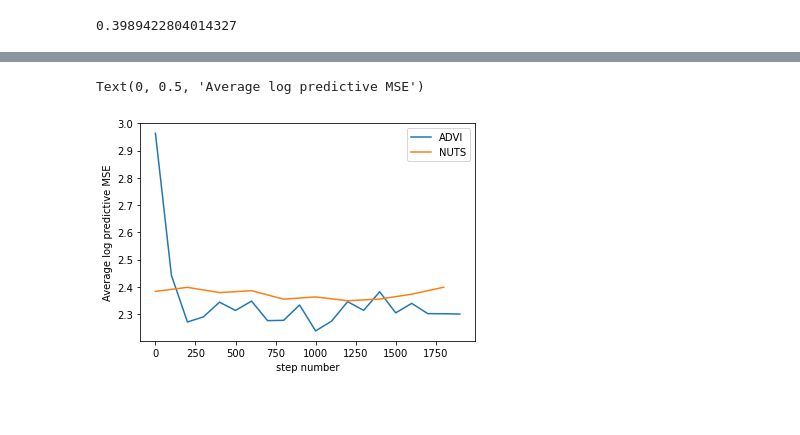
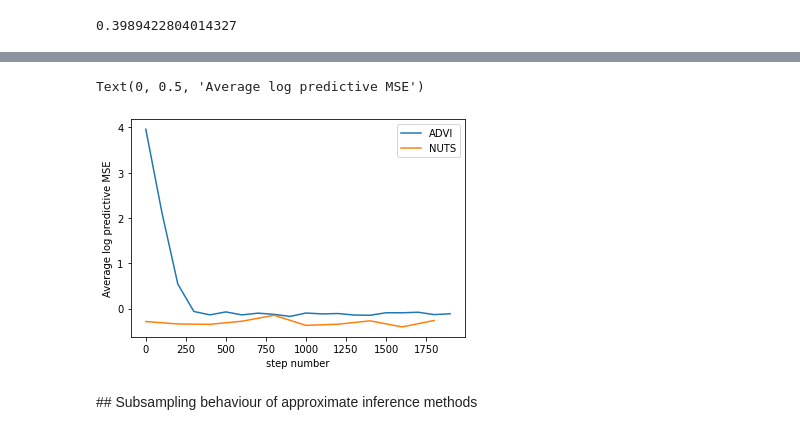
Before and after one commit to lorenzkuhn/advi, a Jupyter notebook: ARD.ipynb, the cells around one changed output, grey strips where cells are left out. Cells and saved outputs as stored; diff of their text form; code cells hidden in the pictures; blank space fills up the shorter version.

```diff
--- a/ARD.ipynb
+++ b/ARD.ipynb
@@ -78,7 +78,7 @@ def sep_training_test(y,x,test):
   x_test = x[:test,:]
   return y_train, y_test, x_train, x_test
 
-num_features = 1
+num_features = 5
 
-y, x, w = make_training_data(1000, num_features,5, mu=0)
+y, x, w = make_training_data(1000, num_features, 0.1, mu=0)
 y_train, y_test, x_train, x_test = sep_training_test(y,x,20)
@@ -119,8 +115,8 @@ for j in range(num_iterations):
       train_obs = train_predictions['obs']
       test_obs = test_predictions['obs']
       mse_loss(torch.tensor(train_obs), torch.tile(np.squeeze(y_train), (num_samples, 1)))
-      average_train_log_mse = torch.mean(torch.log(mse_loss(train_obs, torch.tile(np.squeeze(y_train), (len(train_obs), 1)))))
-      average_test_log_mse = torch.mean(torch.log(mse_loss(test_obs, torch.tile(np.squeeze(y_test), (len(test_obs), 1)))))
+      average_train_log_mse = torch.log(mse_loss(train_obs, torch.tile(np.squeeze(y_train), (len(train_obs), 1))))
+      average_test_log_mse = torch.log(mse_loss(test_obs, torch.tile(np.squeeze(y_test), (len(test_obs), 1))))
 
       print(average_train_log_mse)
       print(average_test_log_mse)
@@ -179,12 +177,12 @@ guide.quantiles([0.5])
 # %%
 from pyro.infer import MCMC, NUTS, HMC
-nuts_kernel = NUTS(model, jit_compile=False, step_size=0.5)
-num_samples = 200
+nuts_kernel = NUTS(model, jit_compile=False, step_size=1)
+num_samples = 20
 
 mcmc = MCMC(
     nuts_kernel,
     num_samples=num_samples,
-    warmup_steps=100,
+    warmup_steps=10,
     num_chains=1,
 )
 
@@ -387,9 +235,11 @@ tensor(2.3989)
 # %%
 plt.plot(step_ids, average_log_predictives, label='ADVI')
-plt.plot(mcmc_step_ids, mcmc_average_test_log_accuracy, label='NUTS')
+plt.plot(np.array(mcmc_step_ids)*10, mcmc_average_test_log_accuracy, label='NUTS')
 plt.legend()
 plt.xlabel("step number")
 plt.ylabel("Average log predictive MSE")
 # %% [output]
 Text(0, 0.5, 'Average log predictive MSE')
-[figure, old version]
+[figure, new version]
+# %% [markdown]
+## Subsampling behaviour of approximate inference methods
```
Also changed, not shown: parts of 9 cells of this notebook.
